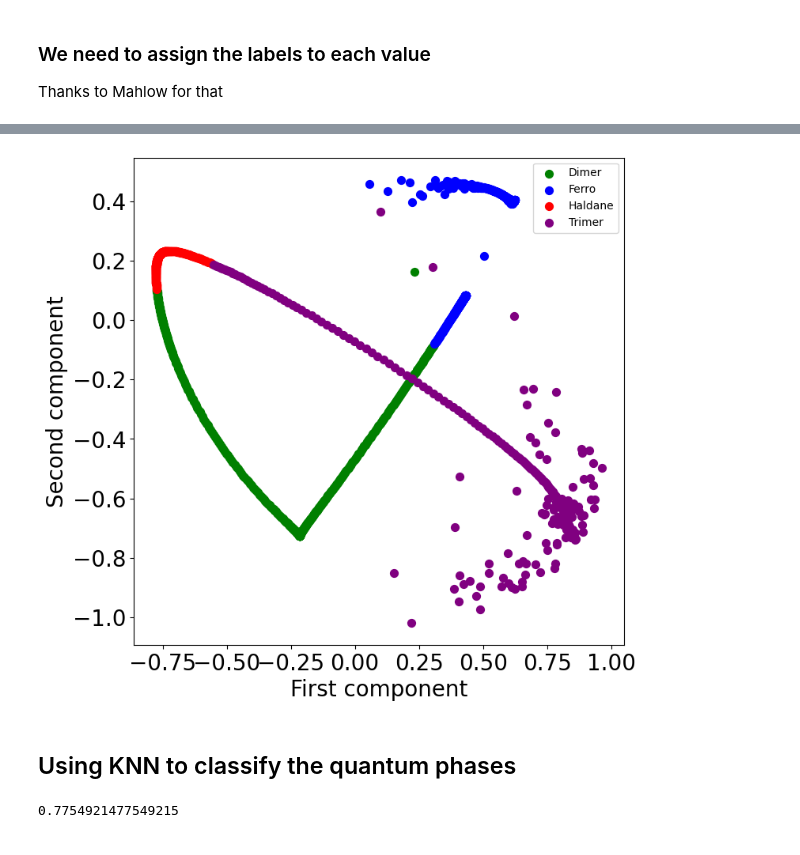
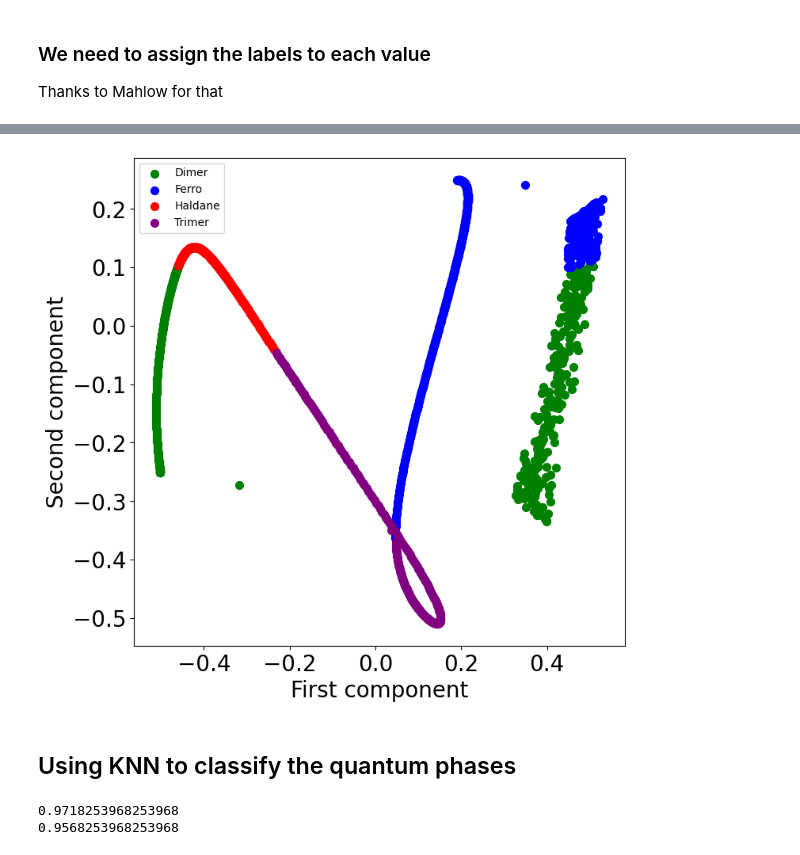
Before and after one commit to eru-iluv/Phase-Classifier, a Jupyter notebook: main.ipynb, the cells around one changed output, grey strips where cells are left out. Drawn from its saved outputs; the diff is of its cells as text; code cells hidden in the pictures.

```diff
--- a/main.ipynb
+++ b/main.ipynb
@@ -100,7 +107,7 @@ with open(f"data/H1/N={N}.csv", 'w') as fh:
 ### H2
 # %%
 
-N = 4
+N = 6
 n_sup = int(N/2+1)
 
 with open(f"data/H2/N={N}.csv", 'w') as fh:
@@ -112,8 +119,11 @@ with open(f"data/H2/N={N}.csv", 'w') as fh:
     for Delta in Deltas:
         for delta in deltas:
             line = [Delta, delta]
-            H2 = hamiltonians.BondAlternatingXXZ(N, Delta, delta)
-            gstate = H2.gstate
+            try:
+                H2 = hamiltonians.BondAlternatingXXZ(N, Delta, delta)
+                gstate = H2.gstate
+            except:
+                continue
             gstate_dagg = np.conj(gstate).T
             for i in range(n_sup):
                 line.append(np.real(gstate_dagg @ corr.S1Six(i) @ gstate))
@@ -128,19 +138,22 @@ with open(f"data/H2/N={N}.csv", 'w') as fh:
 # %% [markdown]
 ## H3
 # %%
-N = 12
+N = 6
 n_sup = int(N/2+1)
 
 with open(f"data/H3/N={N}.csv", 'w') as fh:
-    fh.write("theta, " + ", ".join([f"S1S{i}{j}" for i in range(1, n_sup+1) for j in ['x', 'y', 'z']]) + ", "+
+    fh.write("theta, -1, " + ", ".join([f"S1S{i}{j}" for i in range(1, n_sup+1) for j in ['x', 'y', 'z']]) + ", "+
     ", ".join([f"prodSi{j}" for j in ['x', 'y', 'z']]))
 
     corr = correlators.Correlators(N)
 
     for theta in thetas:
-        line = [theta]
-        H3 = hamiltonians.BilinearBiquadratic(N, theta)
-        gstate = H3.gstate
+        line = [theta, -1]
+        try:
+            H3 = hamiltonians.BilinearBiquadratic(N, theta)
+            gstate = H3.gstate
+        except:
+            continue
         gstate_dagg = np.conj(gstate).T
         for i in range(n_sup):
             line.append(np.real(gstate_dagg @ corr.S1Six(i) @ gstate))
@@ -228,8 +241,8 @@ def assign_labels(dfs_corr: dict[str, pd.DataFrame]):
     # labels Bond correlations
     H2_labels = []
     for i in range(0, len(dfs_corr['H2'])):
-        x = dfs_corr['H2'].values[i, 1]
-        y = dfs_corr['H2'].values[i, 0]
+        x = dfs_corr['H2'].values[i, 0]
+        y = dfs_corr['H2'].values[i, 1]
 
 
         # Ferro phases
@@ -300,4 +313,4 @@ def read_correlations(N: int) -> dict[str, pd.DataFrame]:
 
     return dfs_corr
 
-dfs_corr = read_correlations(8)
+dfs_corr = read_correlations(6)
@@ -320,28 +317,29 @@ dfs_corr['H1']
 # %%
 def PCA_transform(df):
     pca = PCA(2)
 
-    X_train = df.values[:,4:-1]
+    X_train = df.values[:,2:-1]
+    # X_train = utils.SpatialSignScaling(X_train)
     X_train = Normalizer().fit_transform(X_train)
     y_train = df.values[:,-1]
 
 
     pca_result = pca.fit_transform(X_train)
     classes = np.unique(y_train)
     plt.figure(figsize=(8,8))
     for c in classes:
         nodes = np.where(y_train == c)
         plt.scatter(pca_result[nodes,0], pca_result[nodes,1], s=50, color = phase_color[c],
                     label = c)
     plt.legend()
     plt.xlabel("First component", fontsize=20)
     plt.ylabel("Second component", fontsize=20)
     plt.xticks(color='k', size=20)
     plt.yticks(color='k', size=20)
     plt.show()
 PCA_transform(dfs_corr['H3'])
 # %% [output]
-[figure, old version]
+[figure, new version]
 # %% [markdown]
 ## Using KNN to classify the quantum phases
 # %%
@@ -386,5 +381,6 @@ def classify(dfs_corr: dict[str, pd.DataFrame], test_key: str, ignored_phases: l
     print(knn.score(X_prev, y_prev))
 # %%
-classify(dfs_corr,'H3')
+classify(dfs_corr,'H1', ['LD'])
 # %% [output]
-0.7754921477549215
+0.9718253968253968
+0.9568253968253968
```
Also changed, not shown: parts of 5 cells of this notebook, 3 other files.
